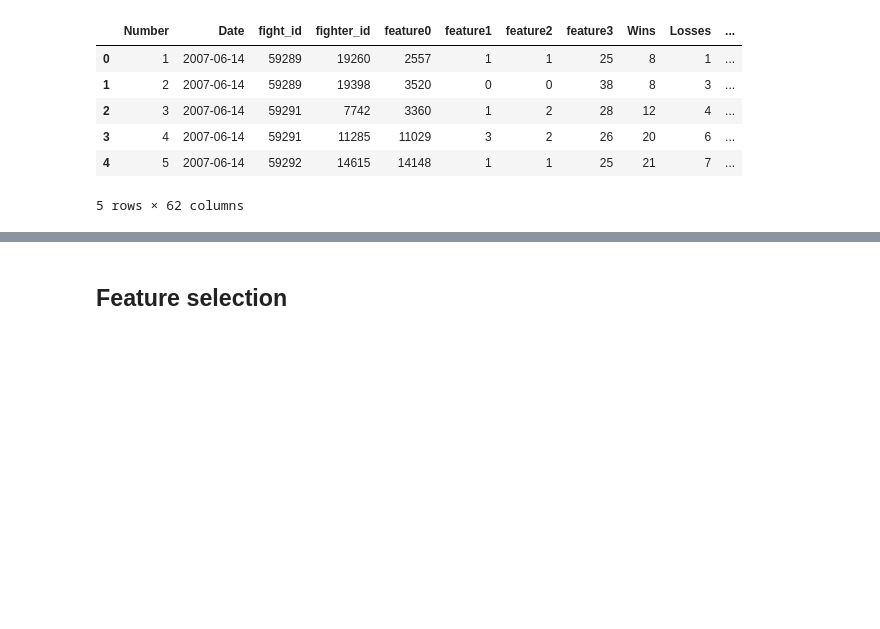
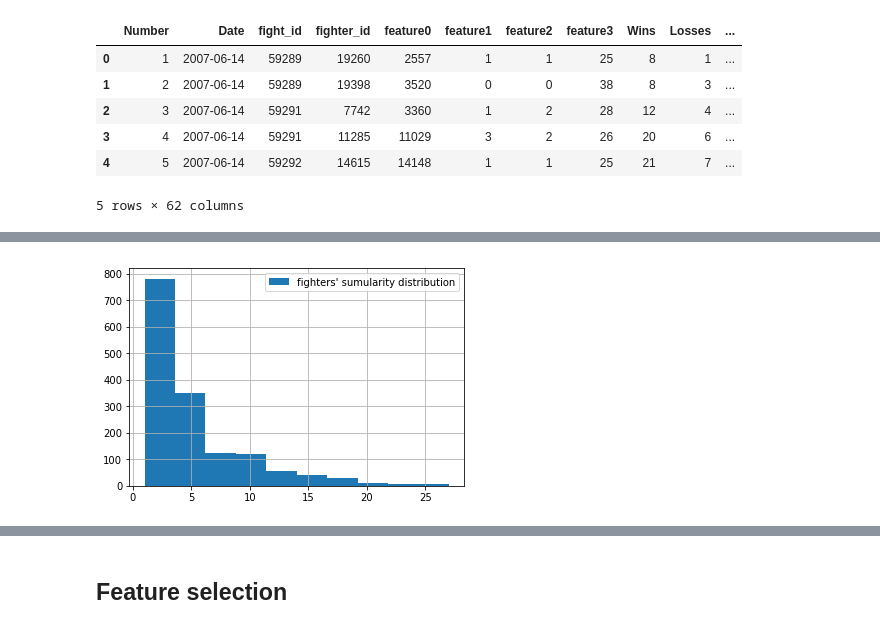
Before and after one commit to Aqice/Boxing-binary-classification-problem, a Jupyter notebook: Boxing.ipynb, the cells around one changed output, grey strips where cells are left out. Saved outputs shown, nothing was run; the diff lists cells and outputs as text; code cells hidden in the pictures; blank space fills up the shorter version.

```diff
--- a/Boxing.ipynb
+++ b/Boxing.ipynb
@@ -34,0 +56,5 @@ Let's split date on year and month
+# %%
+df['fighter_id'].value_counts().hist(label="fighters' sumularity distribution")
+plt.legend();
+# %% [output]
+[figure, added]
```
Also changed, not shown: parts of 47 cells of this notebook, 1 other file.
